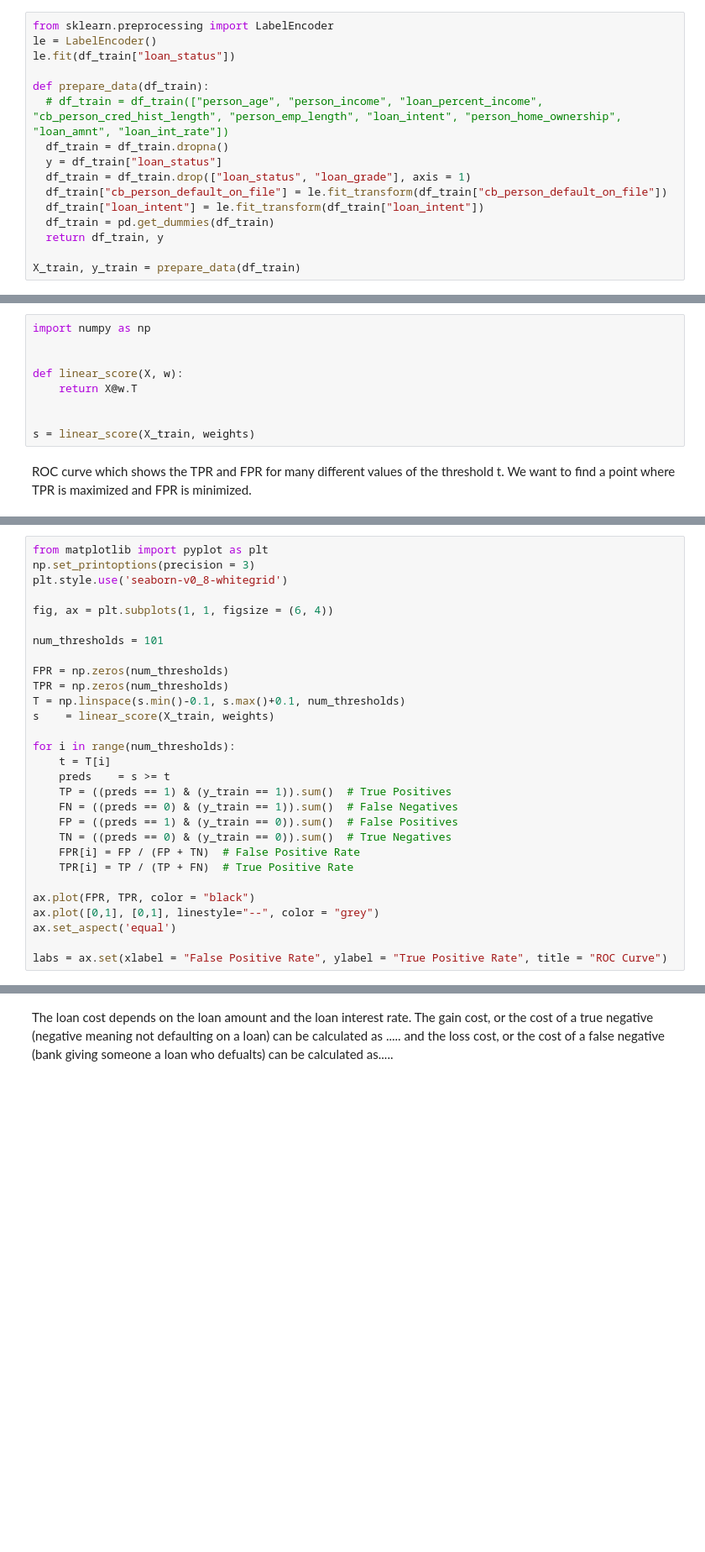
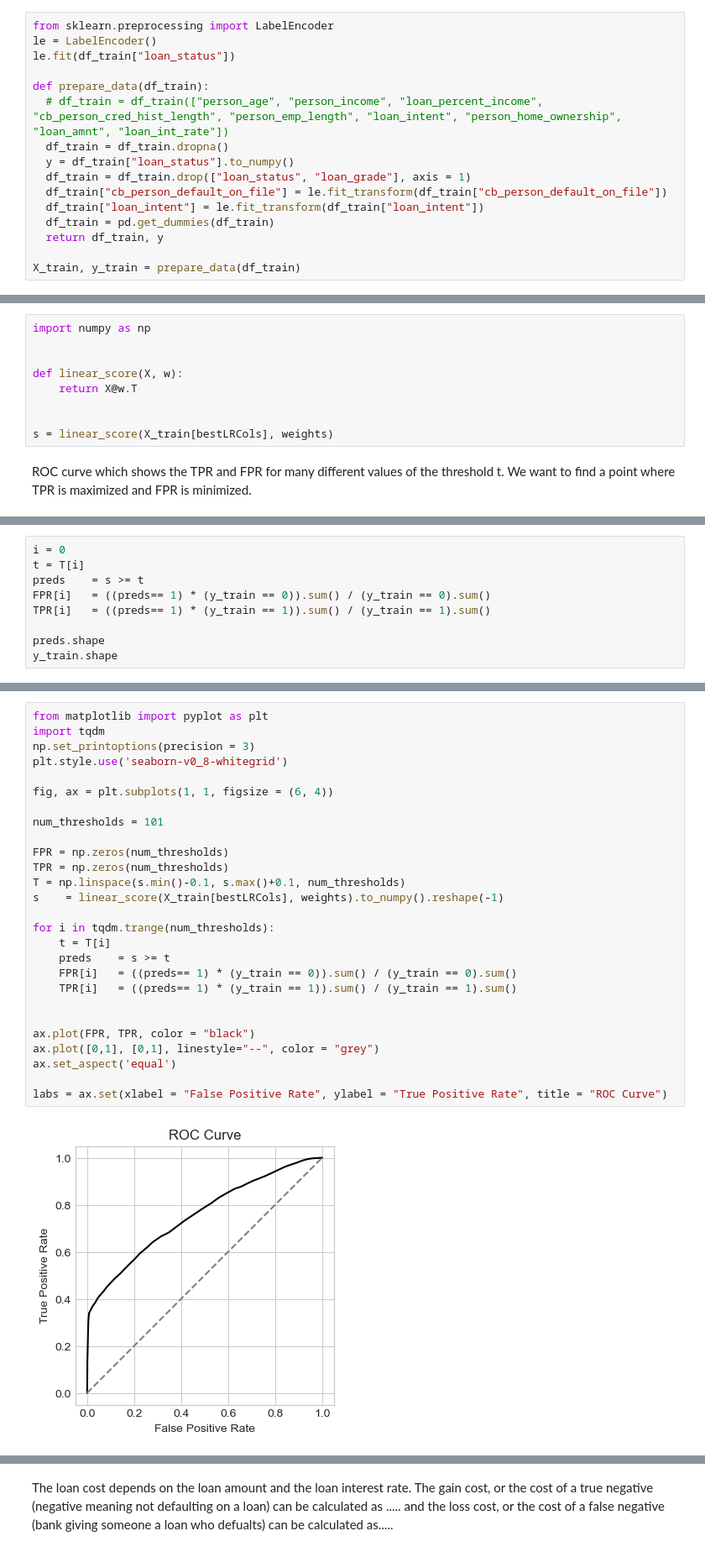
Before and after one commit to lfschweitzer/lfschweitzer.github.io, a Jupyter notebook: posts/post1/hw2.ipynb, the cells around one changed output, grey strips where cells are left out. Shown at 84% size. Drawn from its saved outputs; the diff is of its cells as text; blank space fills up the shorter version.

```diff
--- a/posts/post1/hw2.ipynb
+++ b/posts/post1/hw2.ipynb
@@ -48,7 +48,7 @@ le.fit(df_train["loan_status"])
 def prepare_data(df_train):
   # df_train = df_train(["person_age", "person_income", "loan_percent_income", "cb_person_cred_hist_length", "person_emp_length", "loan_intent", "person_home_ownership", "loan_amnt", "loan_int_rate"])
   df_train = df_train.dropna()
-  y = df_train["loan_status"]
+  y = df_train["loan_status"].to_numpy()
   df_train = df_train.drop(["loan_status", "loan_grade"], axis = 1)
   df_train["cb_person_default_on_file"] = le.fit_transform(df_train["cb_person_default_on_file"])
   df_train["loan_intent"] = le.fit_transform(df_train["loan_intent"])
@@ -91,6 +131,6 @@ def linear_score(X, w):
     return X@w.T
 
 
-s = linear_score(X_train, weights)
+s = linear_score(X_train[bestLRCols], weights)
 # %% [markdown]
 ROC curve which shows the TPR and FPR for many different values of the threshold t. We want to find a point where TPR is maximized and FPR is minimized.
@@ -96,0 +157,9 @@ ROC curve which shows the TPR and FPR for many different values of the threshold
+# %%
+i = 0
+t = T[i]
+preds    = s >= t
+FPR[i]   = ((preds== 1) * (y_train == 0)).sum() / (y_train == 0).sum()
+TPR[i]   = ((preds== 1) * (y_train == 1)).sum() / (y_train == 1).sum()
+
+preds.shape
+y_train.shape
@@ -97,29 +168,29 @@ ROC curve which shows the TPR and FPR for many different values of the threshold
 # %%
 from matplotlib import pyplot as plt
+import tqdm
 np.set_printoptions(precision = 3)
 plt.style.use('seaborn-v0_8-whitegrid')
 
 fig, ax = plt.subplots(1, 1, figsize = (6, 4))
 
 num_thresholds = 101
 
 FPR = np.zeros(num_thresholds)
 TPR = np.zeros(num_thresholds)
 T = np.linspace(s.min()-0.1, s.max()+0.1, num_thresholds)
-s    = linear_score(X_train, weights)
+s    = linear_score(X_train[bestLRCols], weights).to_numpy().reshape(-1)
 
-for i in range(num_thresholds):
+for i in tqdm.trange(num_thresholds):
     t = T[i]
     preds    = s >= t
-    TP = ((preds == 1) & (y_train == 1)).sum()  # True Positives
-    FN = ((preds == 0) & (y_train == 1)).sum()  # False Negatives
-    FP = ((preds == 1) & (y_train == 0)).sum()  # False Positives
-    TN = ((preds == 0) & (y_train == 0)).sum()  # True Negatives
-    FPR[i] = FP / (FP + TN)  # False Positive Rate
-    TPR[i] = TP / (TP + FN)  # True Positive Rate
+    FPR[i]   = ((preds== 1) * (y_train == 0)).sum() / (y_train == 0).sum()
+    TPR[i]   = ((preds== 1) * (y_train == 1)).sum() / (y_train == 1).sum()
+
 
 ax.plot(FPR, TPR, color = "black")
 ax.plot([0,1], [0,1], linestyle="--", color = "grey")
 ax.set_aspect('equal')
 
 labs = ax.set(xlabel = "False Positive Rate", ylabel = "True Positive Rate", title = "ROC Curve")
+# %% [output]
+[figure, added]
```
Also changed, not shown: parts of 10 cells of this notebook.
